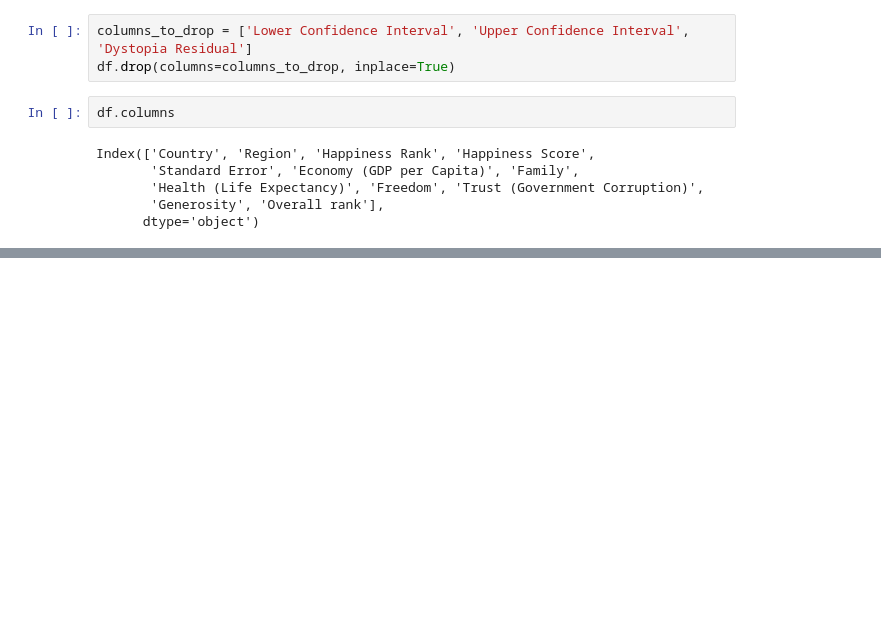
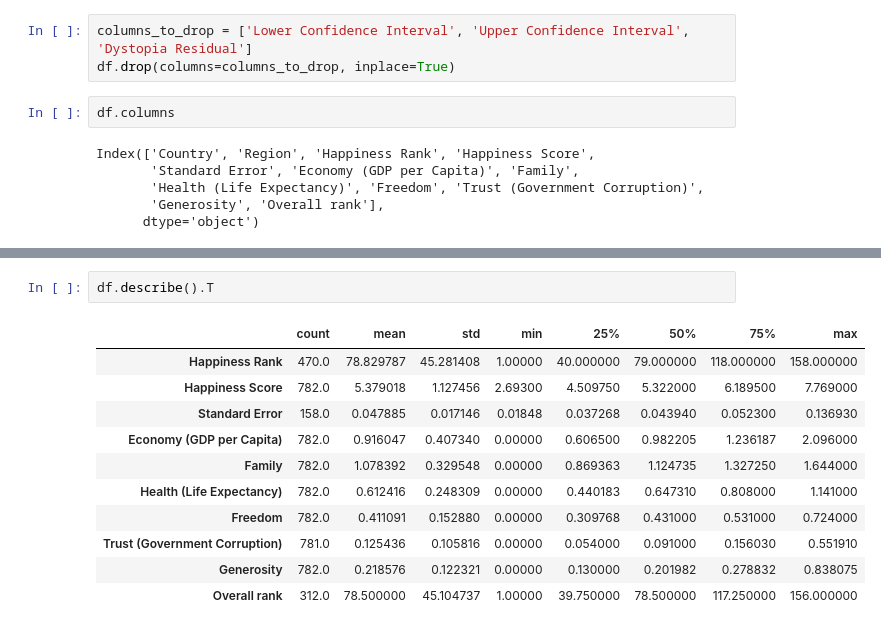
Before and after one commit to SurekhaBerlin/WorldHappinessReport, a Jupyter notebook: world_happiness_report.ipynb, the cells around one changed output, grey strips where cells are left out. Saved outputs shown, nothing was run; the diff lists cells and outputs as text; blank space fills up the shorter version.

```diff
--- a/world_happiness_report.ipynb
+++ b/world_happiness_report.ipynb
@@ -141,3 +164,17 @@ df.head()
 | 2 | Denmark | Western Europe | 3.0 | 7.527 | 0.03328 | 1.32548 | 1.36058 | ... |
 | 3 | Norway | Western Europe | 4.0 | 7.522 | 0.03880 | 1.45900 | 1.33095 | ... |
 | 4 | Canada | North America | 5.0 | 7.427 | 0.03553 | 1.32629 | 1.32261 | ... |
+# %%
+df.describe().T
+# %% [output]
+|  | count | mean | std | min | 25% | 50% | 75% | max |
+| Happiness Rank | 470.0 | 78.829787 | 45.281408 | 1.00000 | 40.000000 | 79.000000 | 118.000000 | 158.000000 |
+| Happiness Score | 782.0 | 5.379018 | 1.127456 | 2.69300 | 4.509750 | 5.322000 | 6.189500 | 7.769000 |
+| Standard Error | 158.0 | 0.047885 | 0.017146 | 0.01848 | 0.037268 | 0.043940 | 0.052300 | 0.136930 |
+| Economy (GDP per Capita) | 782.0 | 0.916047 | 0.407340 | 0.00000 | 0.606500 | 0.982205 | 1.236187 | 2.096000 |
+| Family | 782.0 | 1.078392 | 0.329548 | 0.00000 | 0.869363 | 1.124735 | 1.327250 | 1.644000 |
+| Health (Life Expectancy) | 782.0 | 0.612416 | 0.248309 | 0.00000 | 0.440183 | 0.647310 | 0.808000 | 1.141000 |
+| Freedom | 782.0 | 0.411091 | 0.152880 | 0.00000 | 0.309768 | 0.431000 | 0.531000 | 0.724000 |
+| Trust (Government Corruption) | 781.0 | 0.125436 | 0.105816 | 0.00000 | 0.054000 | 0.091000 | 0.156030 | 0.551910 |
+| Generosity | 782.0 | 0.218576 | 0.122321 | 0.00000 | 0.130000 | 0.201982 | 0.278832 | 0.838075 |
+| Overall rank | 312.0 | 78.500000 | 45.104737 | 1.00000 | 39.750000 | 78.500000 | 117.250000 | 156.000000 |
```
Also changed, not shown: parts of 8 cells of this notebook.
